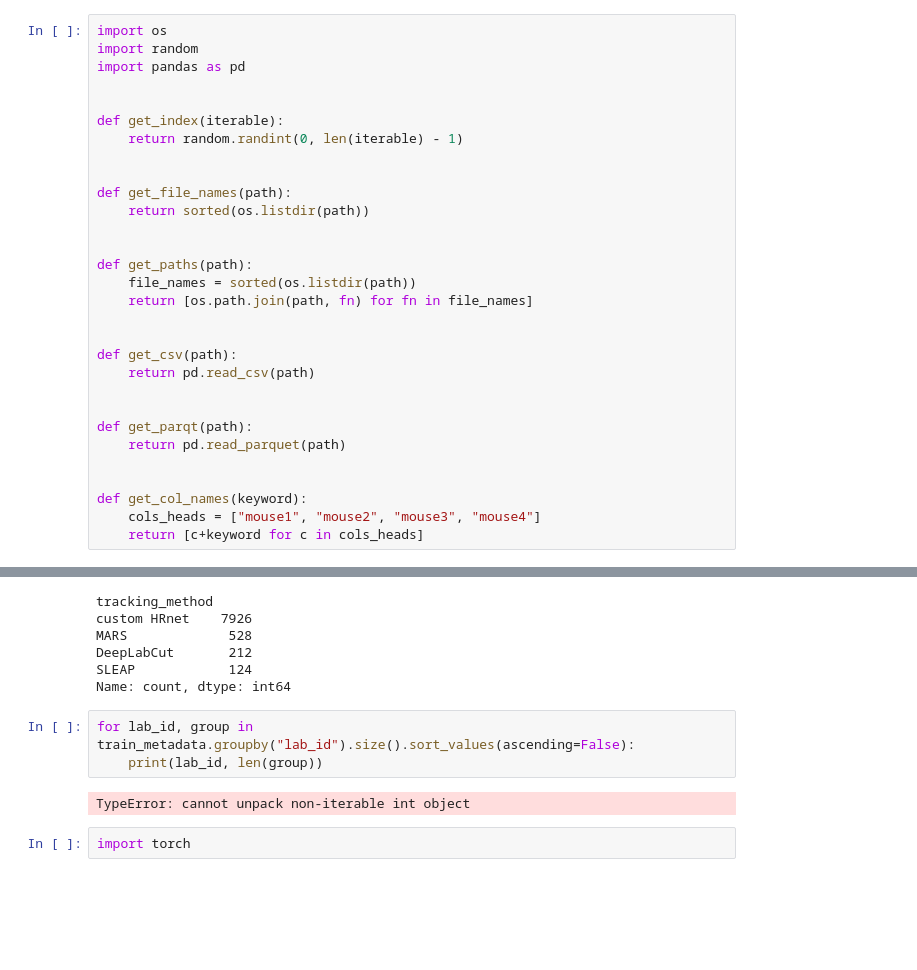
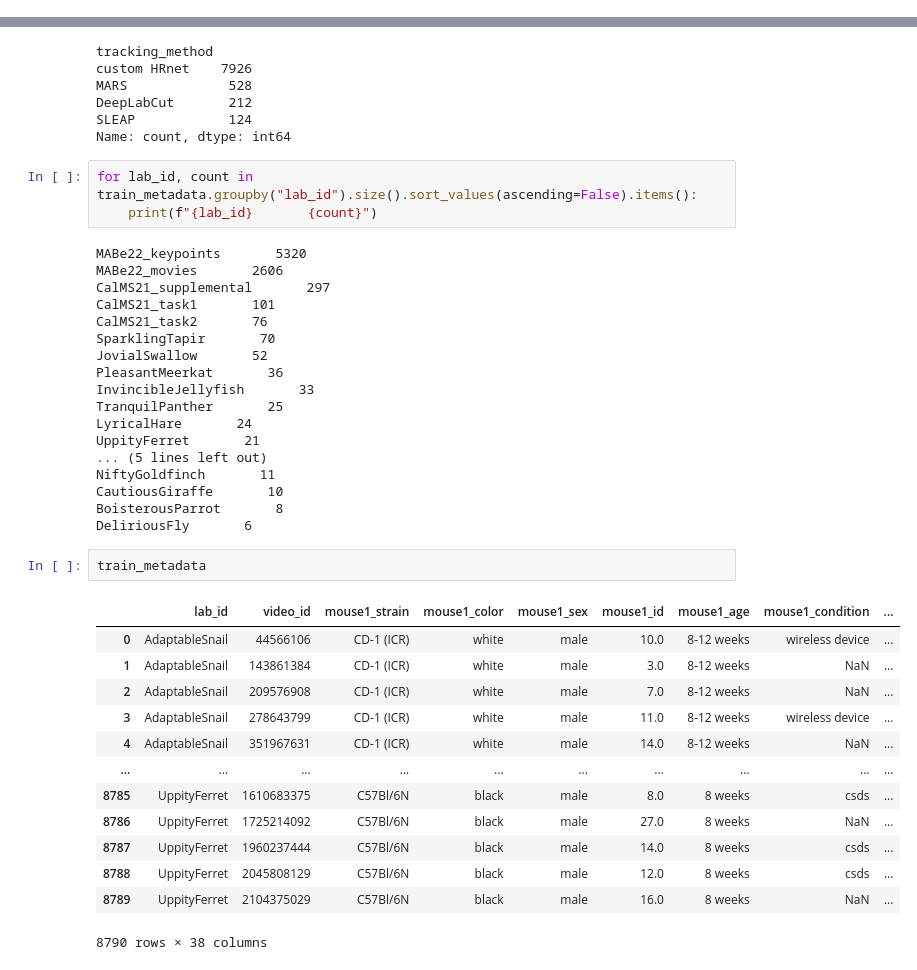
Before and after one commit to falsematrix/mabe, a Jupyter notebook: eda/eda.ipynb, the cells around one changed output, grey strips where cells are left out. Drawn from its saved outputs; the diff is of its cells as text; blank space fills up the shorter version.

```diff
--- a/eda/eda.ipynb
+++ b/eda/eda.ipynb
@@ -1,30 +0,0 @@
-# %%
-import os
-import random
-import pandas as pd
-
-
-def get_index(iterable):
-    return random.randint(0, len(iterable) - 1)
-
-
-def get_file_names(path):
-    return sorted(os.listdir(path))
-
-
-def get_paths(path):
-    file_names = sorted(os.listdir(path))
-    return [os.path.join(path, fn) for fn in file_names]
-
-
-def get_csv(path):
-    return pd.read_csv(path)
-
-
-def get_parqt(path):
-    return pd.read_parquet(path)
-
-
-def get_col_names(keyword):
-    cols_heads = ["mouse1", "mouse2", "mouse3", "mouse4"]
-    return [c+keyword for c in cols_heads]
@@ -463,9 +443,39 @@ DeepLabCut       212
 SLEAP            124
 Name: count, dtype: int64
 # %%
-for lab_id, group in train_metadata.groupby("lab_id").size().sort_values(ascending=False):
-    print(lab_id, len(group))
+for lab_id, count in train_metadata.groupby("lab_id").size().sort_values(ascending=False).items():
+    print(f"{lab_id}       {count}")
 # %% [output]
-TypeError: cannot unpack non-iterable int object
+MABe22_keypoints       5320
+MABe22_movies       2606
+CalMS21_supplemental       297
+CalMS21_task1       101
+CalMS21_task2       76
+SparklingTapir       70
+JovialSwallow       52
+PleasantMeerkat       36
+InvincibleJellyfish       33
+TranquilPanther       25
+LyricalHare       24
+UppityFerret       21
+... (5 lines left out)
+NiftyGoldfinch       11
+CautiousGiraffe       10
+BoisterousParrot       8
+DeliriousFly       6
-# %%
-import torch
+# %%
+train_metadata
+# %% [output]
+|  | lab_id | video_id | mouse1_strain | mouse1_color | mouse1_sex | mouse1_id | mouse1_age | mouse1_condition | ... |
+| 0 | AdaptableSnail | 44566106 | CD-1 (ICR) | white | male | 10.0 | 8-12 weeks | wireless device | ... |
+| 1 | AdaptableSnail | 143861384 | CD-1 (ICR) | white | male | 3.0 | 8-12 weeks | NaN | ... |
+| 2 | AdaptableSnail | 209576908 | CD-1 (ICR) | white | male | 7.0 | 8-12 weeks | NaN | ... |
+| 3 | AdaptableSnail | 278643799 | CD-1 (ICR) | white | male | 11.0 | 8-12 weeks | wireless device | ... |
+| 4 | AdaptableSnail | 351967631 | CD-1 (ICR) | white | male | 14.0 | 8-12 weeks | NaN | ... |
+| ... | ... | ... | ... | ... | ... | ... | ... | ... | ... |
+| 8785 | UppityFerret | 1610683375 | C57Bl/6N | black | male | 8.0 | 8 weeks | csds | ... |
+| 8786 | UppityFerret | 1725214092 | C57Bl/6N | black | male | 27.0 | 8 weeks | NaN | ... |
+| 8787 | UppityFerret | 1960237444 | C57Bl/6N | black | male | 14.0 | 8 weeks | csds | ... |
+| 8788 | UppityFerret | 2045808129 | C57Bl/6N | black | male | 12.0 | 8 weeks | csds | ... |
+| 8789 | UppityFerret | 2104375029 | C57Bl/6N | black | male | 16.0 | 8 weeks | NaN | ... |
+8790 rows × 38 columns
```
Also changed, not shown: parts of 3 cells of this notebook, 1 other file.
